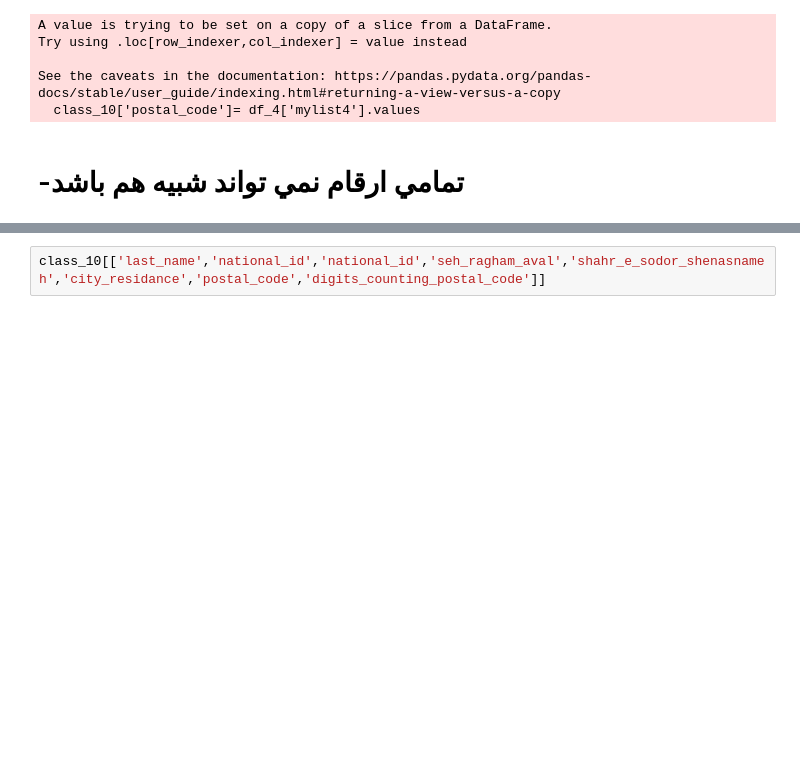
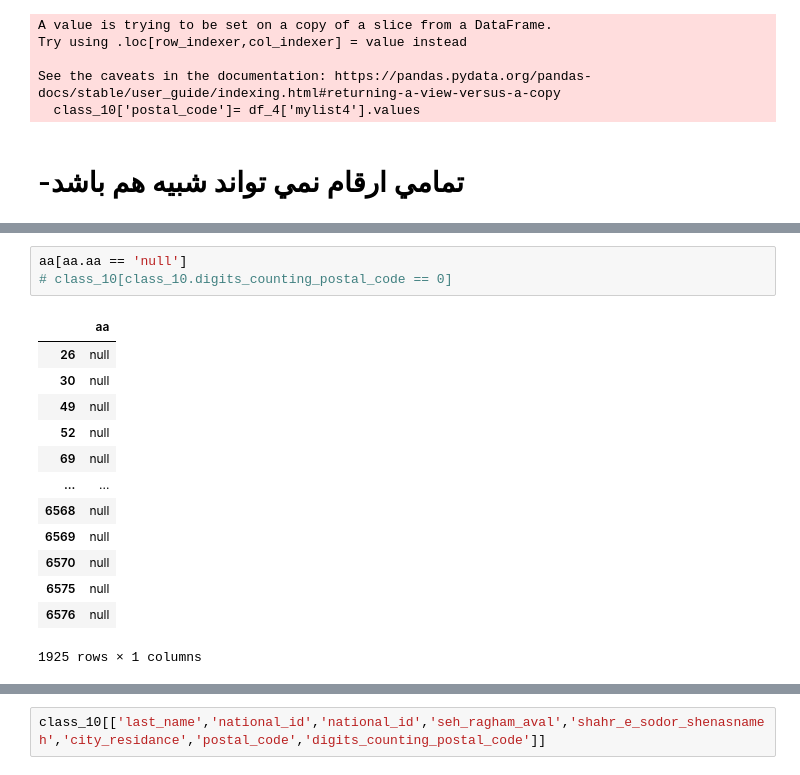
Before and after one commit to mmortazavi/ml_demystified, a Jupyter notebook: projects/gis/preoroccessing_neginnezamloo.ipynb, the cells around one changed output, grey strips where cells are left out. Saved outputs shown, nothing was run; the diff lists cells and outputs as text; blank space fills up the shorter version.

```diff
--- a/projects/gis/preoroccessing_neginnezamloo.ipynb
+++ b/projects/gis/preoroccessing_neginnezamloo.ipynb
@@ -649,0 +614,17 @@ Length: 163, dtype: int64
+# %%
+aa[aa.aa == 'null']
+# class_10[class_10.digits_counting_postal_code == 0]
+# %% [output]
+|  | aa |
+| 26 | null |
+| 30 | null |
+| 49 | null |
+| 52 | null |
+| 69 | null |
+| ... | ... |
+| 6568 | null |
+| 6569 | null |
+| 6570 | null |
+| 6575 | null |
+| 6576 | null |
+1925 rows × 1 columns
```
Also changed, not shown: parts of 23 cells of this notebook.
